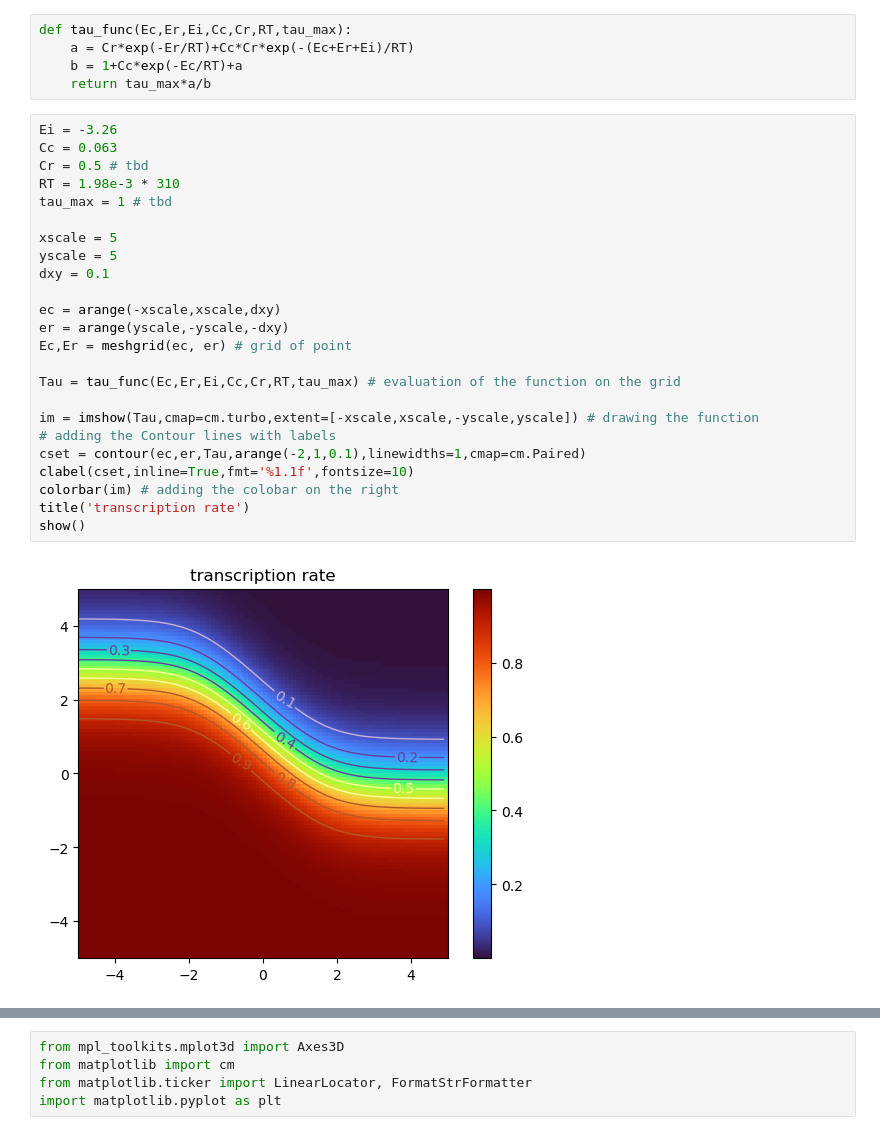
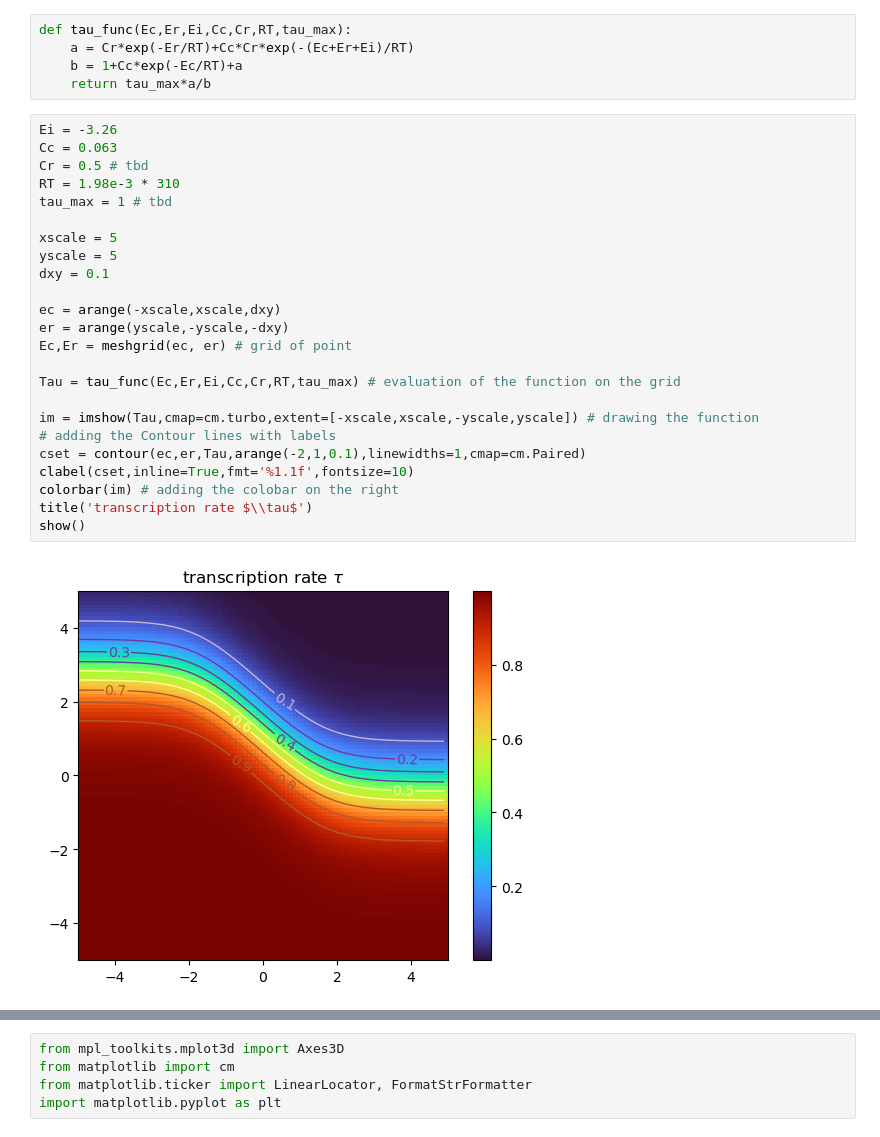
Before and after one commit to Chenovski/MSGI2023, a Jupyter notebook: Transcription Rate Model/230726_transcription_rate_model_investigation.ipynb, the cells around one changed output, grey strips where cells are left out. Drawn from its saved outputs; the diff is of its cells as text.

```diff
--- a/Transcription Rate Model/230726_transcription_rate_model_investigation.ipynb
+++ b/Transcription Rate Model/230726_transcription_rate_model_investigation.ipynb
@@ -11,26 +11,26 @@ def tau_func(Ec,Er,Ei,Cc,Cr,RT,tau_max):
 # %%
 Ei = -3.26
 Cc = 0.063
 Cr = 0.5 # tbd
 RT = 1.98e-3 * 310
 tau_max = 1 # tbd
 
 xscale = 5
 yscale = 5
 dxy = 0.1
 
 ec = arange(-xscale,xscale,dxy)
 er = arange(yscale,-yscale,-dxy)
 Ec,Er = meshgrid(ec, er) # grid of point
 
 Tau = tau_func(Ec,Er,Ei,Cc,Cr,RT,tau_max) # evaluation of the function on the grid
 
 im = imshow(Tau,cmap=cm.turbo,extent=[-xscale,xscale,-yscale,yscale]) # drawing the function
 # adding the Contour lines with labels
 cset = contour(ec,er,Tau,arange(-2,1,0.1),linewidths=1,cmap=cm.Paired)
 clabel(cset,inline=True,fmt='%1.1f',fontsize=10)
 colorbar(im) # adding the colobar on the right
-title('transcription rate')
+title('transcription rate $\\tau$')
 show()
 # %% [output]
-[figure, old version]
+[figure, new version]
```
Also changed, not shown: parts of 5 cells of this notebook.
